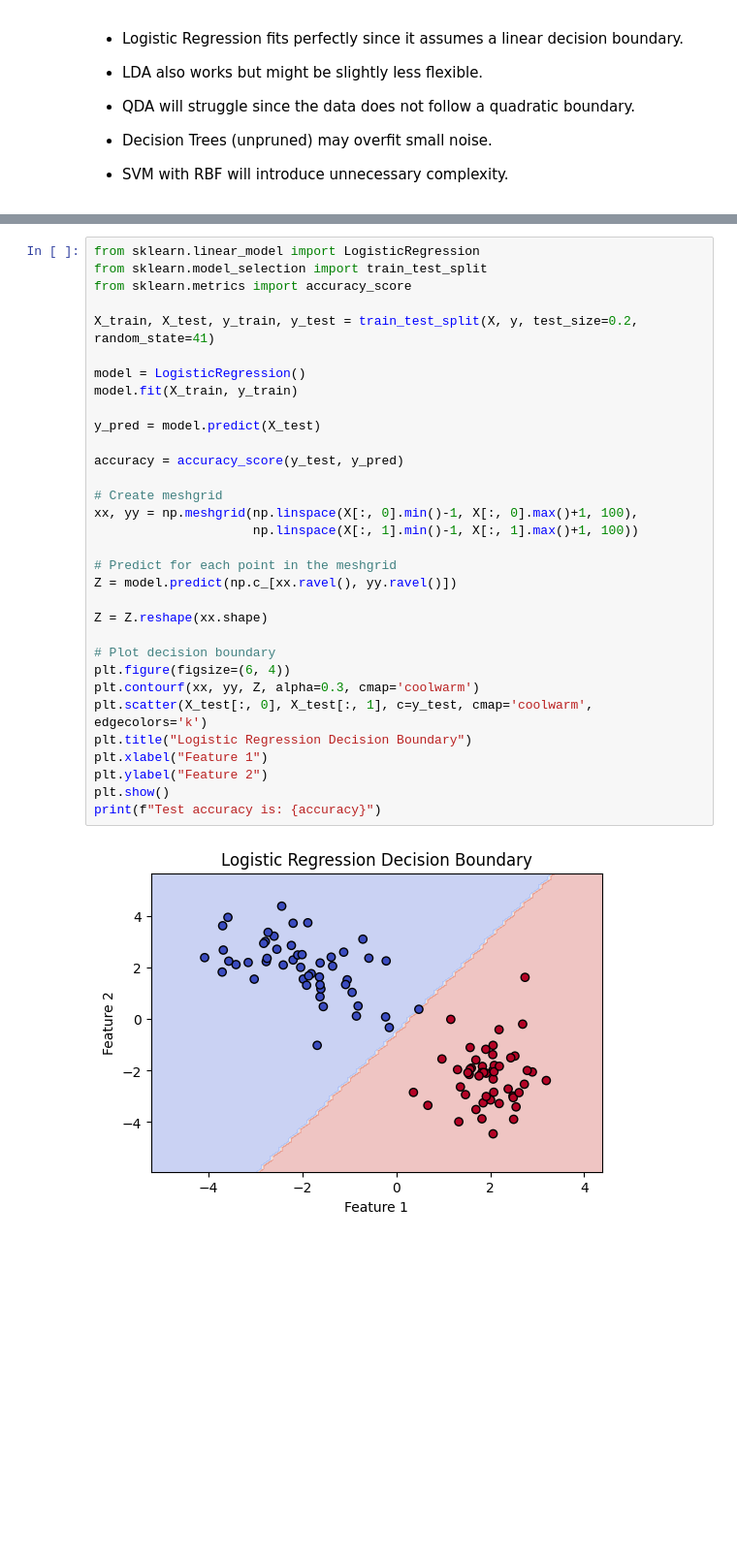
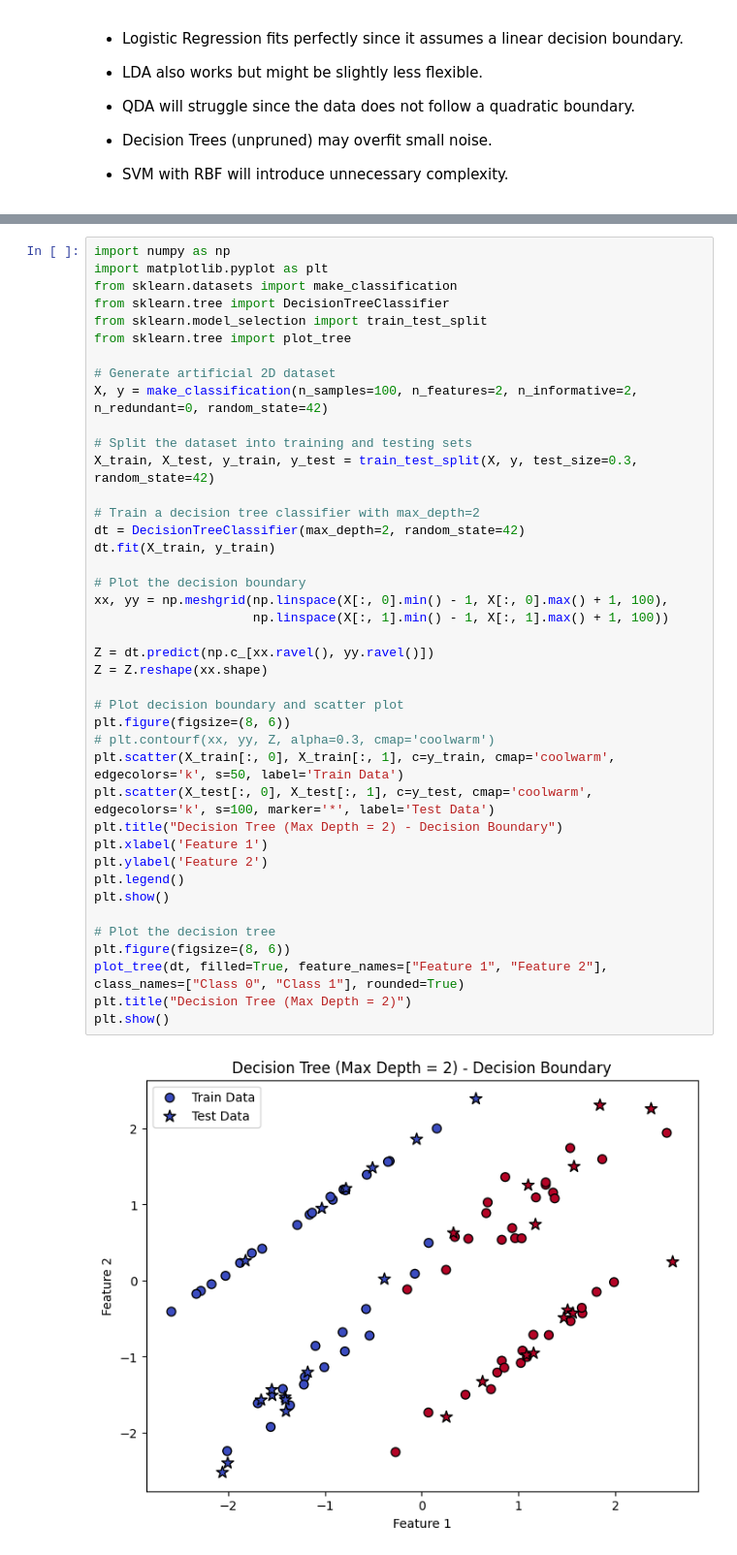
Before and after one commit to cosmintianu/ML-Algorithms-Behavior-Analysis, a Jupyter notebook: MainCosmin.ipynb, the cells around one changed output, grey strips where cells are left out. Shown: that part at 97% size. Saved outputs shown, nothing was run; the diff lists cells and outputs as text; blank space fills up the shorter version.

```diff
--- a/MainCosmin.ipynb
+++ b/MainCosmin.ipynb
@@ -47,34 +307,43 @@ plt.show()
 # %%
-from sklearn.linear_model import LogisticRegression
+import numpy as np
+import matplotlib.pyplot as plt
+from sklearn.datasets import make_classification
+from sklearn.tree import DecisionTreeClassifier
 from sklearn.model_selection import train_test_split
-from sklearn.metrics import accuracy_score
+from sklearn.tree import plot_tree
 
-X_train, X_test, y_train, y_test = train_test_split(X, y, test_size=0.2, random_state=41)
+# Generate artificial 2D dataset
+X, y = make_classification(n_samples=100, n_features=2, n_informative=2, n_redundant=0, random_state=42)
 
-model = LogisticRegression()
-model.fit(X_train, y_train)
+# Split the dataset into training and testing sets
+X_train, X_test, y_train, y_test = train_test_split(X, y, test_size=0.3, random_state=42)
 
-y_pred = model.predict(X_test)
+# Train a decision tree classifier with max_depth=2
+dt = DecisionTreeClassifier(max_depth=2, random_state=42)
+dt.fit(X_train, y_train)
 
-accuracy = accuracy_score(y_test, y_pred)
+# Plot the decision boundary
+xx, yy = np.meshgrid(np.linspace(X[:, 0].min() - 1, X[:, 0].max() + 1, 100),
+                     np.linspace(X[:, 1].min() - 1, X[:, 1].max() + 1, 100))
 
-# Create meshgrid
-xx, yy = np.meshgrid(np.linspace(X[:, 0].min()-1, X[:, 0].max()+1, 100),
-                     np.linspace(X[:, 1].min()-1, X[:, 1].max()+1, 100))
-
-# Predict for each point in the meshgrid
-Z = model.predict(np.c_[xx.ravel(), yy.ravel()])
-
+Z = dt.predict(np.c_[xx.ravel(), yy.ravel()])
 Z = Z.reshape(xx.shape)
 
-# Plot decision boundary
-plt.figure(figsize=(6, 4))
-plt.contourf(xx, yy, Z, alpha=0.3, cmap='coolwarm')
-plt.scatter(X_test[:, 0], X_test[:, 1], c=y_test, cmap='coolwarm', edgecolors='k')
-plt.title("Logistic Regression Decision Boundary")
-plt.xlabel("Feature 1")
-plt.ylabel("Feature 2")
+# Plot decision boundary and scatter plot
+plt.figure(figsize=(8, 6))
+# plt.contourf(xx, yy, Z, alpha=0.3, cmap='coolwarm')
+plt.scatter(X_train[:, 0], X_train[:, 1], c=y_train, cmap='coolwarm', edgecolors='k', s=50, label='Train Data')
+plt.scatter(X_test[:, 0], X_test[:, 1], c=y_test, cmap='coolwarm', edgecolors='k', s=100, marker='*', label='Test Data')
+plt.title("Decision Tree (Max Depth = 2) - Decision Boundary")
+plt.xlabel('Feature 1')
+plt.ylabel('Feature 2')
+plt.legend()
 plt.show()
-print(f"Test accuracy is: {accuracy}")
+
+# Plot the decision tree
+plt.figure(figsize=(8, 6))
+plot_tree(dt, filled=True, feature_names=["Feature 1", "Feature 2"], class_names=["Class 0", "Class 1"], rounded=True)
+plt.title("Decision Tree (Max Depth = 2)")
+plt.show()
 # %% [output]
-[figure, old version]
+[figure, new version]
```
Also changed, not shown: parts of 25 cells of this notebook.
